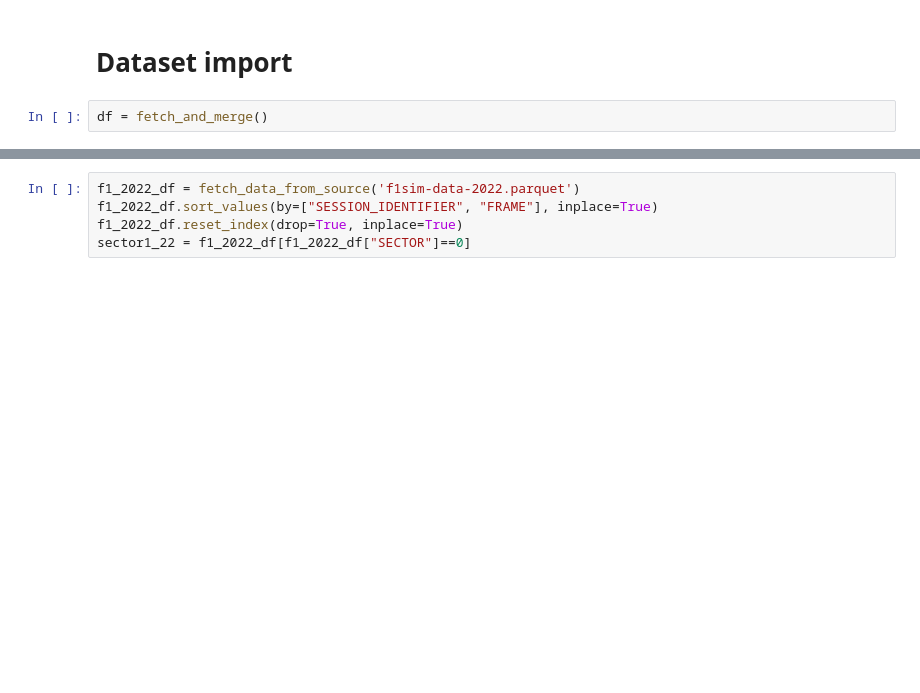
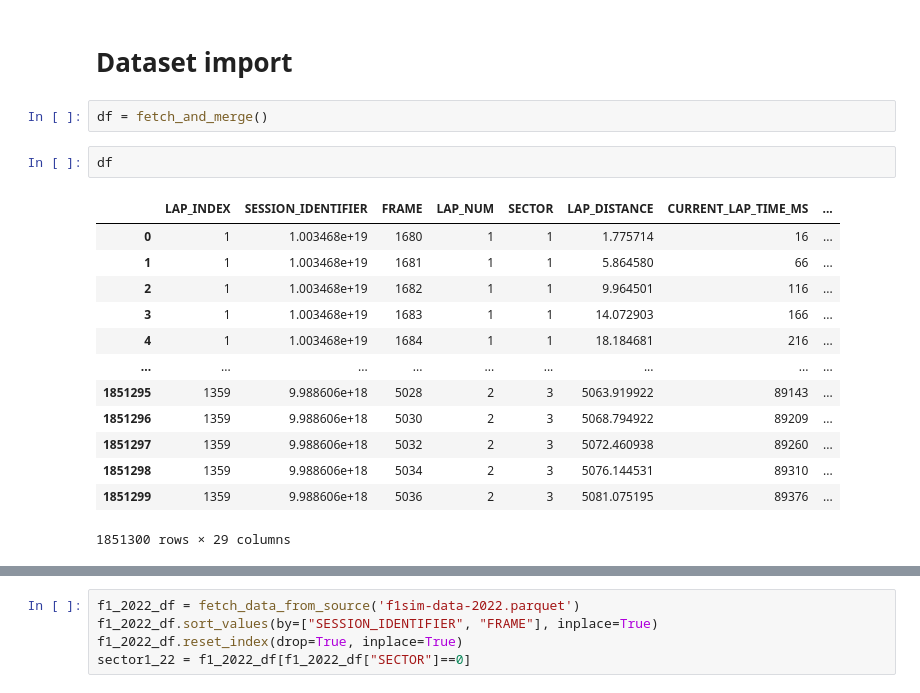
Before and after one commit to Bgon01/Data3001-capstone, a Jupyter notebook: eda/eda.ipynb, the cells around one changed output, grey strips where cells are left out. Cells and saved outputs as stored; diff of their text form; blank space fills up the shorter version.

```diff
--- a/eda/eda.ipynb
+++ b/eda/eda.ipynb
@@ -4,3 +4,19 @@
 # Dataset import
 # %%
 df = fetch_and_merge()
+# %%
+df
+# %% [output]
+|  | LAP_INDEX | SESSION_IDENTIFIER | FRAME | LAP_NUM | SECTOR | LAP_DISTANCE | CURRENT_LAP_TIME_MS | ... |
+| 0 | 1 | 1.003468e+19 | 1680 | 1 | 1 | 1.775714 | 16 | ... |
+| 1 | 1 | 1.003468e+19 | 1681 | 1 | 1 | 5.864580 | 66 | ... |
+| 2 | 1 | 1.003468e+19 | 1682 | 1 | 1 | 9.964501 | 116 | ... |
+| 3 | 1 | 1.003468e+19 | 1683 | 1 | 1 | 14.072903 | 166 | ... |
+| 4 | 1 | 1.003468e+19 | 1684 | 1 | 1 | 18.184681 | 216 | ... |
+| ... | ... | ... | ... | ... | ... | ... | ... | ... |
+| 1851295 | 1359 | 9.988606e+18 | 5028 | 2 | 3 | 5063.919922 | 89143 | ... |
+| 1851296 | 1359 | 9.988606e+18 | 5030 | 2 | 3 | 5068.794922 | 89209 | ... |
+| 1851297 | 1359 | 9.988606e+18 | 5032 | 2 | 3 | 5072.460938 | 89260 | ... |
+| 1851298 | 1359 | 9.988606e+18 | 5034 | 2 | 3 | 5076.144531 | 89310 | ... |
+| 1851299 | 1359 | 9.988606e+18 | 5036 | 2 | 3 | 5081.075195 | 89376 | ... |
+1851300 rows × 29 columns
```
Also changed, not shown: parts of 1 cell of this notebook, 1 other file.
